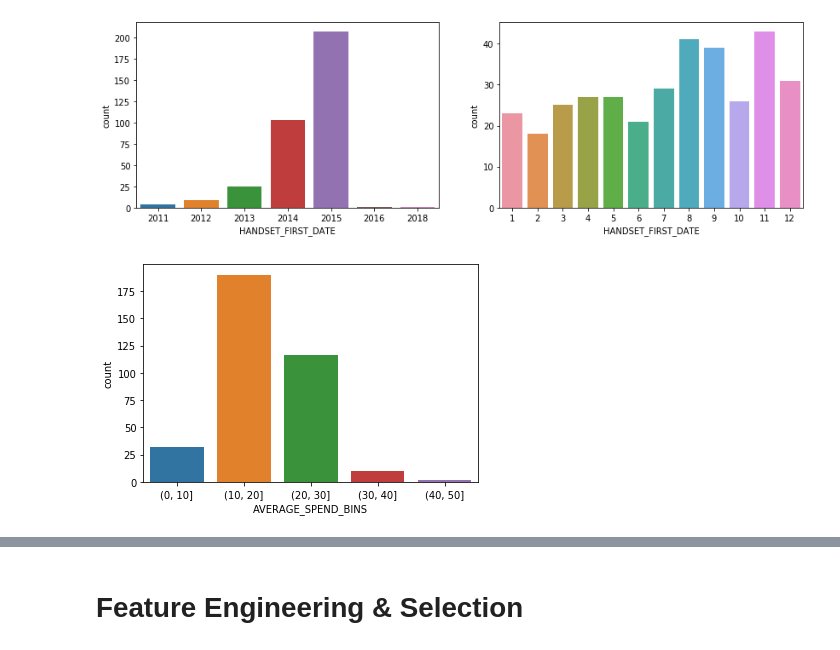
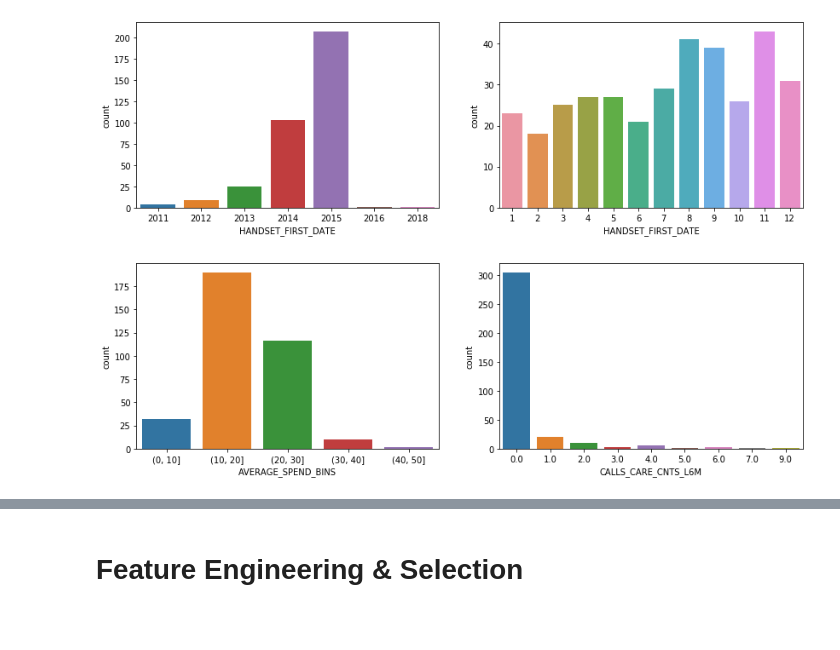
Before and after one commit to rameshs-data/Customer_Upgrade_Prediction, a Jupyter notebook: CustomerUpgradePrediction.ipynb, the cells around one changed output, grey strips where cells are left out. Drawn from its saved outputs; the diff is of its cells as text; code cells hidden in the pictures; blank space fills up the shorter version.

```diff
--- a/CustomerUpgradePrediction.ipynb
+++ b/CustomerUpgradePrediction.ipynb
@@ -229,7 +229,7 @@ data.describe().T
 # print(Counter(data['DATA_VOLUME_L3M']))
 
 # Dropping redundant and unnecessary columns, also dropping features with only single value
-data.drop(['SUBSCRIPTION_KEY', 'DATA_CNT_L3M', 'DATA_VOLUME_L3M', 'TOPUP_VALUE_L3M', 'TOPUP_CNT_L3M'], axis=1, inplace=True)
+data.drop(['DATA_CNT_L3M', 'DATA_VOLUME_L3M', 'TOPUP_VALUE_L3M', 'TOPUP_CNT_L3M'], axis=1, inplace=True)
 # %% [markdown]
 #### Initial Observations:
 
@@ -353,8 +374,10 @@ sns.countplot(data[data['UPGRADE_FLAG']=='YES']['HANDSET_FIRST_DATE'].dt.month,
 # %% [output]
 [figure]
 # %%
+fig, (ax1, ax2) = plt.subplots(1, 2, figsize=(14, 4))
 data['AVERAGE_SPEND_BINS'] = pd.cut(data['AVERAGE_SPEND'], bins = [0,10,20,30,40,50])
-sns.countplot(data[data['UPGRADE_FLAG']=='YES']['AVERAGE_SPEND_BINS']);
+sns.countplot(data[data['UPGRADE_FLAG']=='YES']['AVERAGE_SPEND_BINS'], ax=ax1);
+sns.countplot(data[data['UPGRADE_FLAG']=='YES']['CALLS_CARE_CNTS_L6M'], ax=ax2);
 data.drop(labels=['AVERAGE_SPEND_BINS'], axis=1, inplace=True)
 # %% [output]
-[figure, old version]
+[figure, new version]
```
Also changed, not shown: parts of 19 cells of this notebook, 1 other file.
